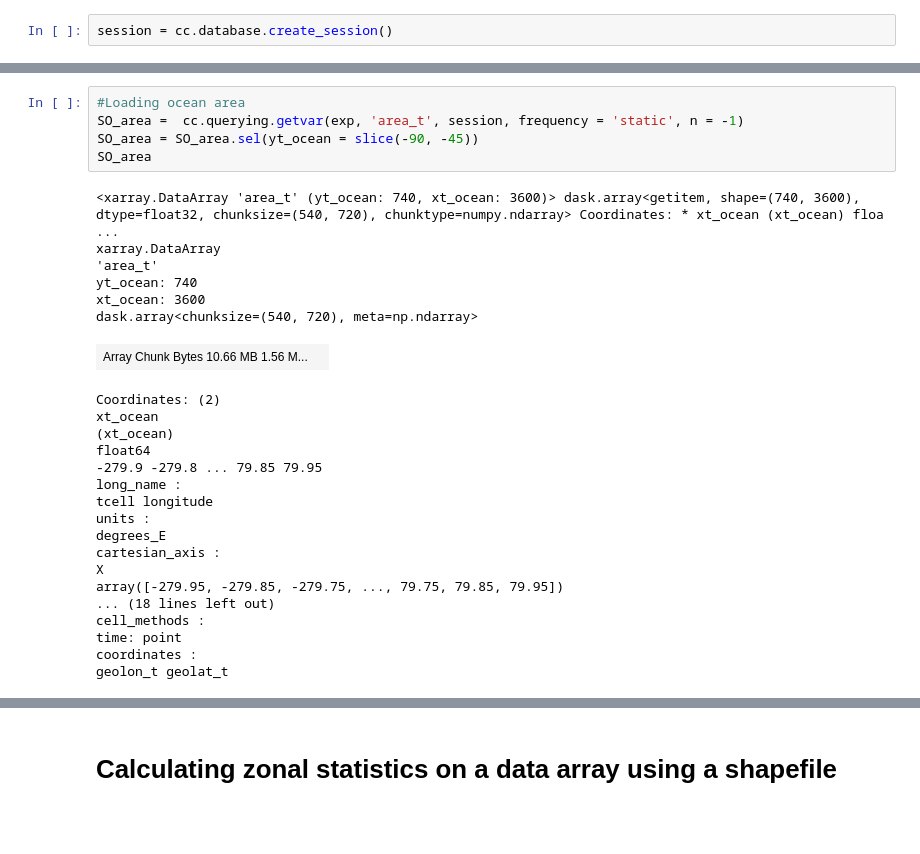
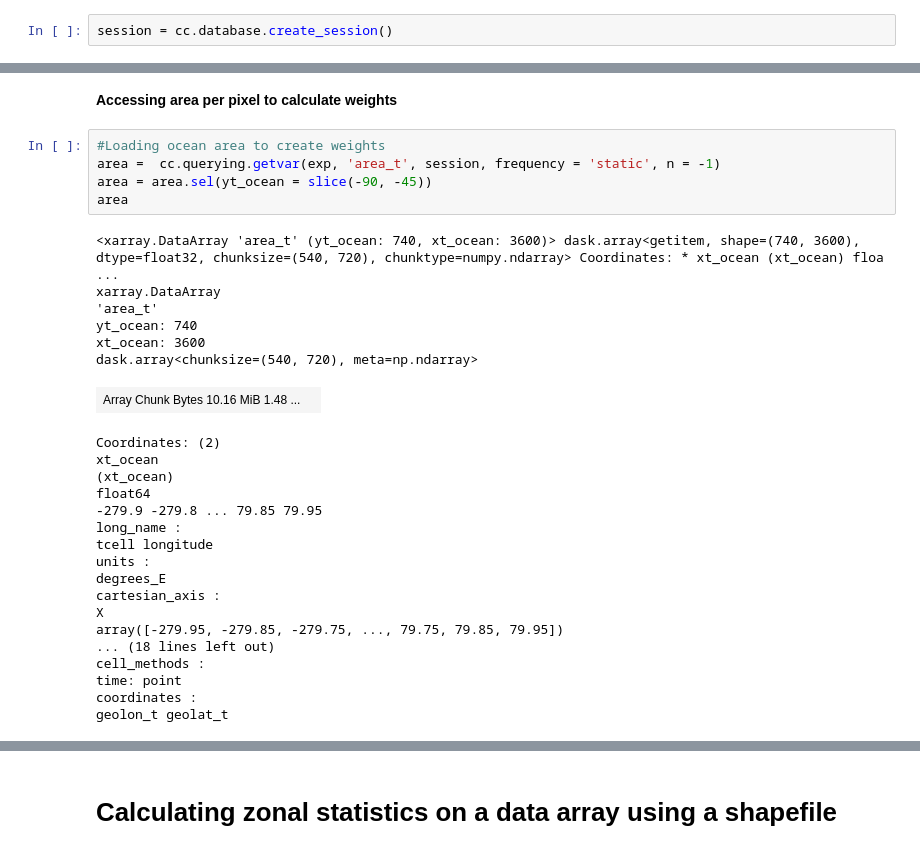
Before and after one commit to lidefi87/ACCESS_scripts_DFA, a Jupyter notebook: Scripts/ZonalStatistics.ipynb, the cells around one changed output, grey strips where cells are left out. Drawn from its saved outputs; the diff is of its cells as text; blank space fills up the shorter version.

```diff
--- a/Scripts/ZonalStatistics.ipynb
+++ b/Scripts/ZonalStatistics.ipynb
@@ -96,17 +128,19 @@ array([cftime.DatetimeGregorian(1958, 1, 16, 12, 0, 0, 0), cftime.DatetimeGregor
 Attributes: (0)
+# %% [markdown]
+**Accessing area per pixel to calculate weights**
 # %%
-#Loading ocean area
-SO_area =  cc.querying.getvar(exp, 'area_t', session, frequency = 'static', n = -1)
-SO_area = SO_area.sel(yt_ocean = slice(-90, -45))
-SO_area
+#Loading ocean area to create weights
+area =  cc.querying.getvar(exp, 'area_t', session, frequency = 'static', n = -1)
+area = area.sel(yt_ocean = slice(-90, -45))
+area
 # %% [output]
 <xarray.DataArray 'area_t' (yt_ocean: 740, xt_ocean: 3600)> dask.array<getitem, shape=(740, 3600), dtype=float32, chunksize=(540, 720), chunktype=numpy.ndarray> Coordinates: * xt_ocean (xt_ocean) floa ...
 xarray.DataArray
 'area_t'
 yt_ocean: 740
 xt_ocean: 3600
 dask.array<chunksize=(540, 720), meta=np.ndarray>
-| Array Chunk Bytes 10.66 MB 1.56 M... |  |
+| Array Chunk Bytes 10.16 MiB 1.48 ... |  |
 Coordinates: (2)
 xt_ocean
 (xt_ocean)
```
Also changed, not shown: parts of 67 cells of this notebook, 1 other file.
